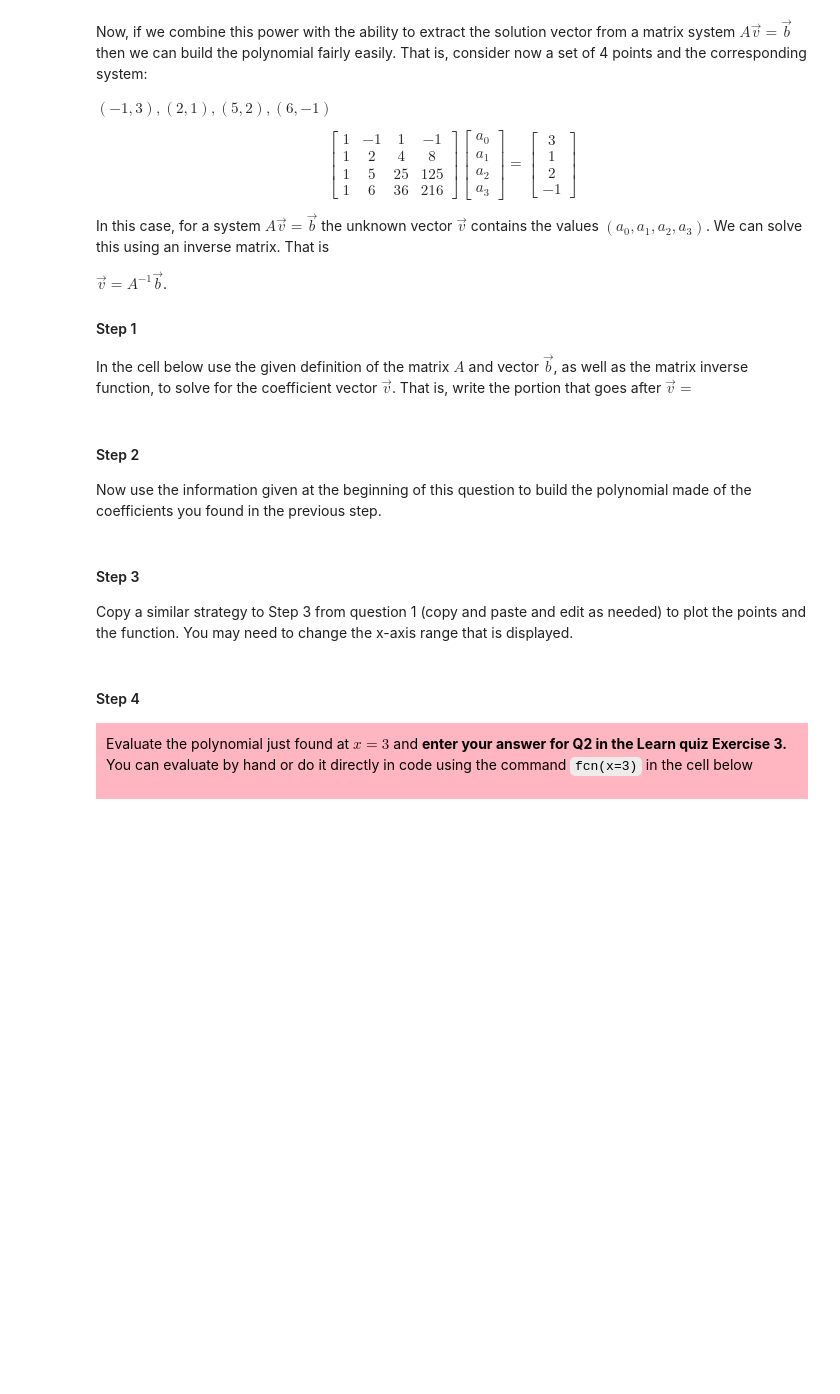
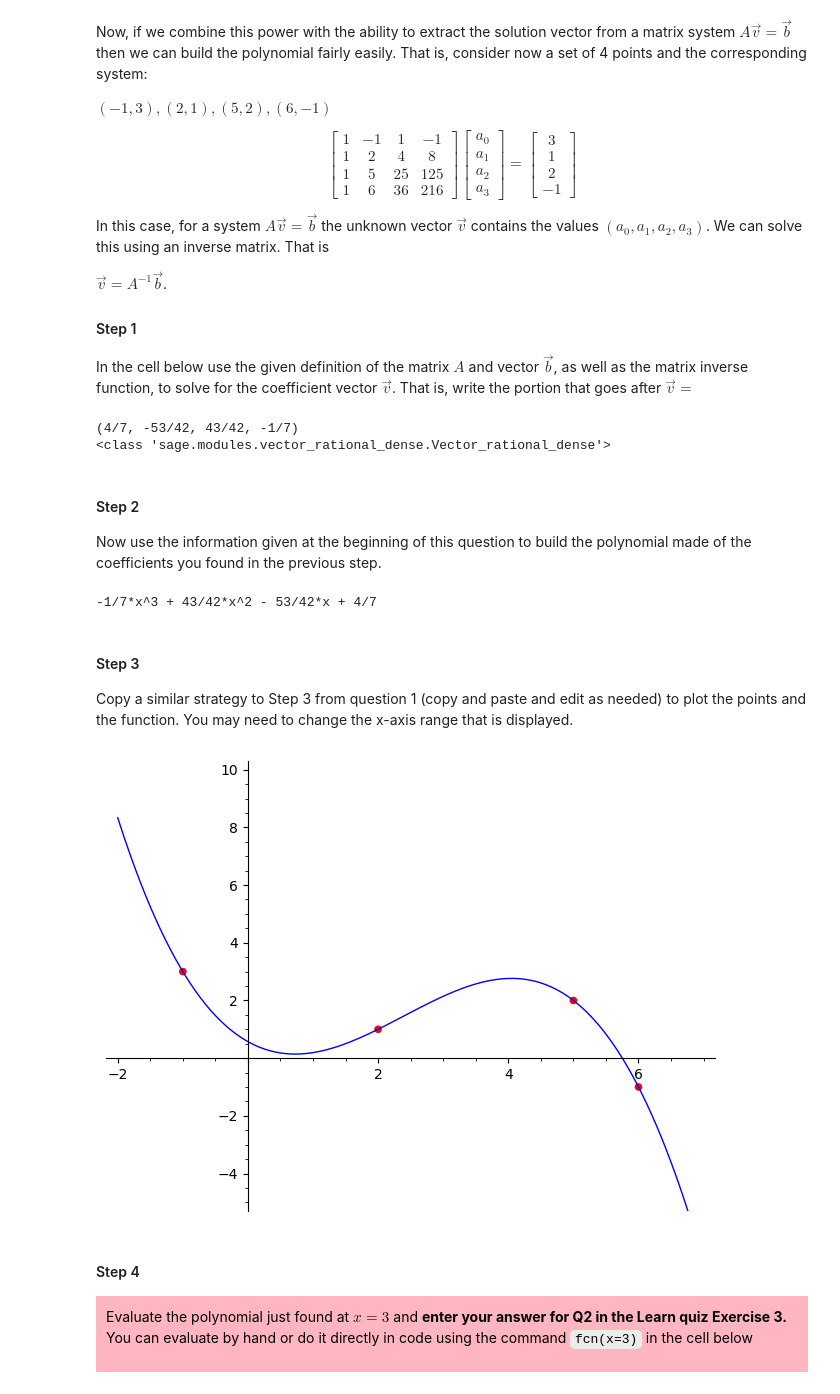
Before and after one commit to catr1xLiu/Notebook, a Jupyter notebook: MATH115 - Linear Algebra/Python Exercise/exercise03.ipynb, the cells around one changed output. Drawn from its saved outputs; the diff is of its cells as text; code cells hidden in the pictures; blank space fills up the shorter version.

```diff
--- a/MATH115 - Linear Algebra/Python Exercise/exercise03.ipynb
+++ b/MATH115 - Linear Algebra/Python Exercise/exercise03.ipynb
@@ -125,14 +160,33 @@ In the cell below use the given definition of the matrix $A$ and vector $\overri
 # %%
 A = matrix([[1, -1, 1, -1],[ 1, 2, 4, 8],[ 1, 5, 25, 125],[ 1, 6, 36, 216]]) #these are the powers of the x values of the points
 b = vector([3,1,2,-1]) # these are the y-values of the points
-v =
+v = A.augment(b).rref().column(-1)
+
+print(v)
+# %% [output]
+(4/7, -53/42, 43/42, -1/7)
+<class 'sage.modules.vector_rational_dense.Vector_rational_dense'>
 # %% [markdown]
 #### Step 2
 
 Now use the information given at the beginning of this question to build the polynomial made of the coefficients you found in the previous step.
+# %%
+polynomial_function = sum([v[i]*x^i for i in range(4)])
+
+print(polynomial_function)
+# %% [output]
+-1/7*x^3 + 43/42*x^2 - 53/42*x + 4/7
 # %% [markdown]
 #### Step 3
 Copy a similar strategy to Step 3 from question 1 (copy and paste and edit as needed) to plot the points and the function. You may need to change the x-axis range that is displayed.
+# %%
+points = [(-1,3),(2,1),(5,2),(6,-1)]
+
+point_plot = point(points,size=30,color='red')
+fcn_plot = plot(polynomial_function,(x,-2,7),ymin=-5,ymax=10) # (x,-2,7) gives the horizontal view of the plot
+show(point_plot+fcn_plot)
+# %% [output]
+[figure, added]
 # %% [markdown]
 #### Step 4
 
```
Also changed, not shown: parts of 11 cells of this notebook.
